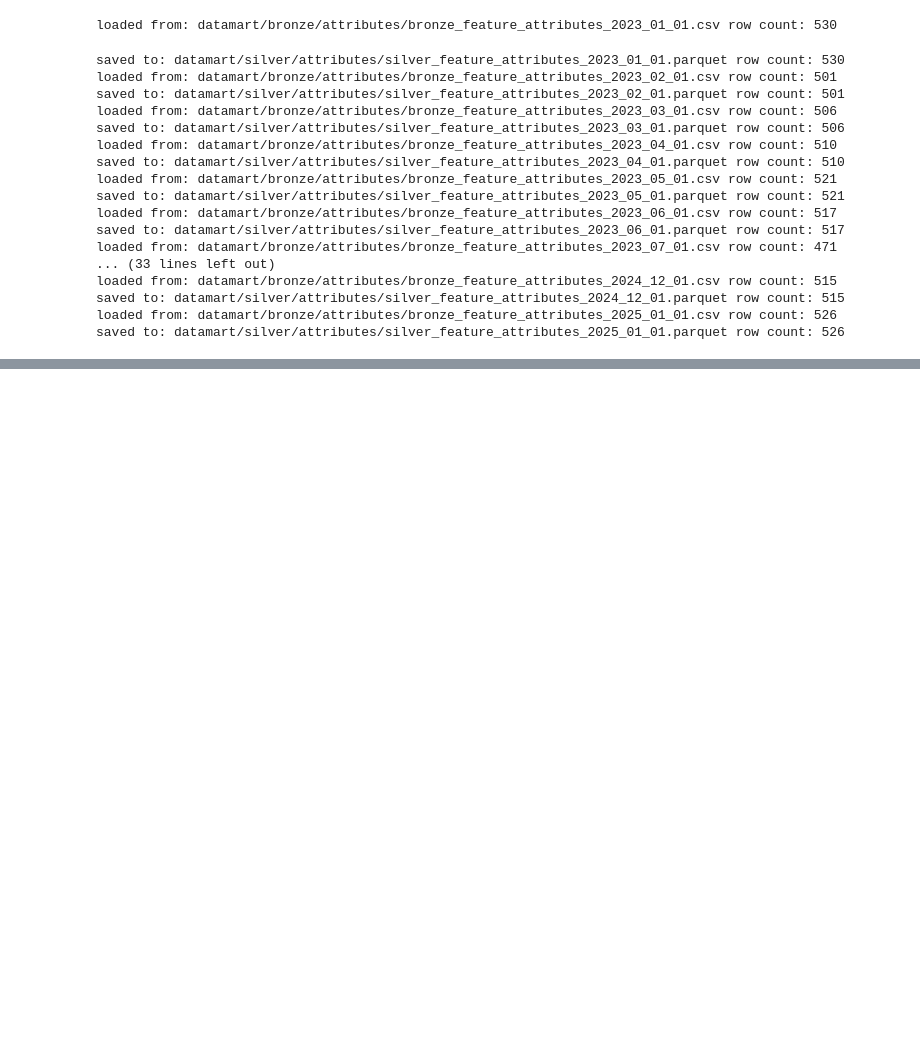
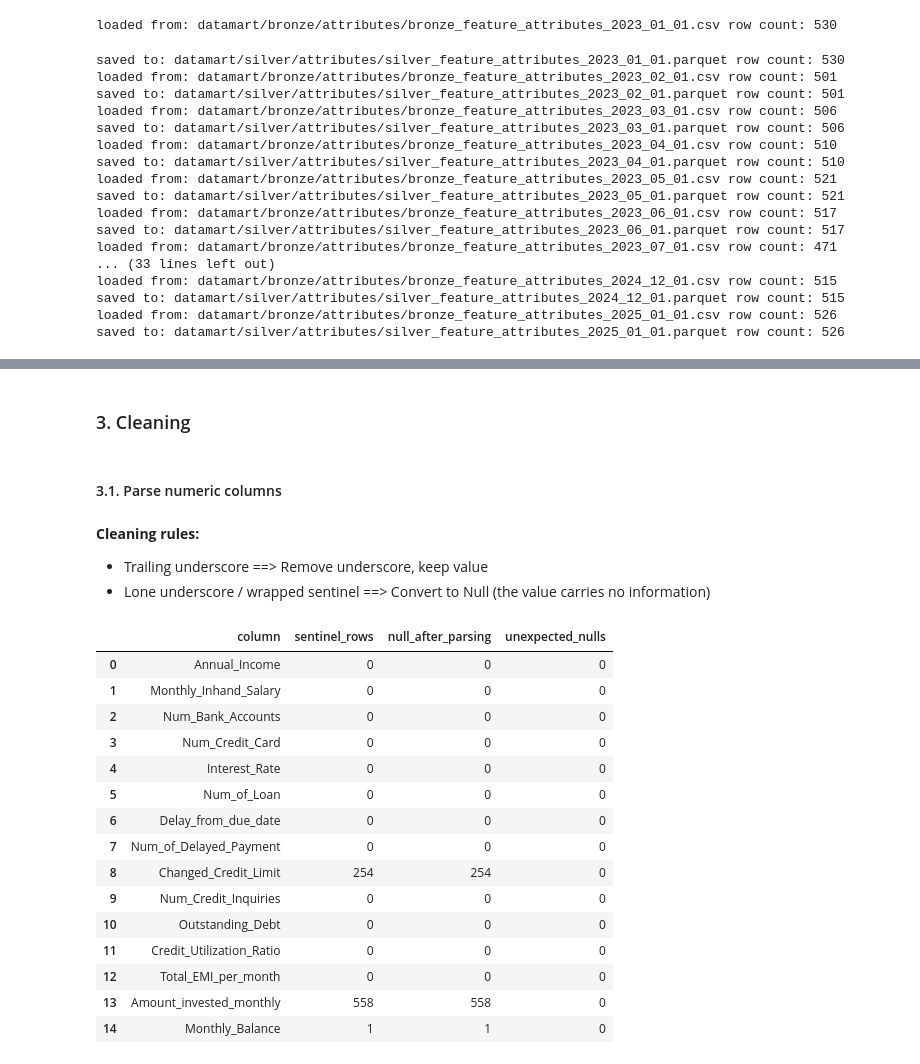
Before and after one commit to anhln113/MLE_Assignment_1, a Jupyter notebook: notebooks/EDA.ipynb, the cells around one changed output, grey strips where cells are left out. Drawn from its saved outputs; the diff is of its cells as text; code cells hidden in the pictures; blank space fills up the shorter version.

```diff
--- a/notebooks/EDA.ipynb
+++ b/notebooks/EDA.ipynb
@@ -635,0 +756,20 @@ saved to: datamart/silver/attributes/silver_feature_attributes_2025_01_01.parque
+# %%
+# Values treated as missing, regardless of letter case
+missing_values = ("", "unknown", "n/a", "na", "nan", "null", "none")
+
+missing_count_expressions = []
+
+for column_name in financials_df.columns:
+    column_text = F.lower(
+        F.trim(F.col(column_name).cast("string"))
+    )
+    is_missing = (
+        F.col(column_name).isNull()
+        | column_text.isin(*missing_values)
+    )
+
+    missing_count_expressions.append(
+        F.sum(F.when(is_missing, 1).otherwise(0)).alias(column_name)
+    )
+
+financials_df.select(*missing_count_expressions).show(truncate=False)
@@ -635,0 +876,54 @@ saved to: datamart/silver/attributes/silver_feature_attributes_2025_01_01.parque
+# %% [markdown]
+### 3. Cleaning
+# %% [markdown]
+#### 3.1. Parse numeric columns
+# %% [markdown]
+**Cleaning rules:**
+- Trailing underscore ==> Remove underscore, keep value
+- Lone underscore / wrapped sentinel ==> Convert to Null (the value carries no information)
+# %%
+def parse_numeric(column_name, target_type):
+    raw = F.trim(F.col(column_name))
+    is_sentinel = raw.rlike(r"^_+$") | raw.rlike(r"^__.*__$")
+    normalized = F.regexp_replace(raw, r"_+$", "")
+
+    # Cast via double first so integer columns stored as "3.0" parse correctly
+    return F.when(is_sentinel, F.lit(None)).otherwise(normalized).cast("double").cast(target_type)
+
+
+financials_parsed_df = financials_df
+for column_name, target_type in numeric_columns.items():
+    financials_parsed_df = financials_parsed_df.withColumn(
+        column_name, parse_numeric(column_name, target_type)
+    )
+
+# Verify: nulls after parsing should only come from sentinels
+parse_check = []
+for column_name in numeric_columns:
+    raw = F.trim(financials_df[column_name])
+    parse_check.append({
+        "column": column_name,
+        "sentinel_rows": financials_df.filter(raw.rlike(r"^_+$") | raw.rlike(r"^__.*__$")).count(),
+        "null_after_parsing": financials_parsed_df.filter(F.col(column_name).isNull()).count()
+    })
+
+parse_check_df = pd.DataFrame(parse_check)
+parse_check_df["unexpected_nulls"] = parse_check_df["null_after_parsing"] - parse_check_df["sentinel_rows"]
+parse_check_df
+# %% [output]
+|  | column | sentinel_rows | null_after_parsing | unexpected_nulls |
+| 0 | Annual_Income | 0 | 0 | 0 |
+| 1 | Monthly_Inhand_Salary | 0 | 0 | 0 |
+| 2 | Num_Bank_Accounts | 0 | 0 | 0 |
+| 3 | Num_Credit_Card | 0 | 0 | 0 |
+| 4 | Interest_Rate | 0 | 0 | 0 |
+| 5 | Num_of_Loan | 0 | 0 | 0 |
+| 6 | Delay_from_due_date | 0 | 0 | 0 |
+| 7 | Num_of_Delayed_Payment | 0 | 0 | 0 |
+| 8 | Changed_Credit_Limit | 254 | 254 | 0 |
+| 9 | Num_Credit_Inquiries | 0 | 0 | 0 |
+| 10 | Outstanding_Debt | 0 | 0 | 0 |
+| 11 | Credit_Utilization_Ratio | 0 | 0 | 0 |
+| 12 | Total_EMI_per_month | 0 | 0 | 0 |
+| 13 | Amount_invested_monthly | 558 | 558 | 0 |
+| 14 | Monthly_Balance | 1 | 1 | 0 |
```
Also changed, not shown: parts of 61 cells of this notebook, 2 other files.
